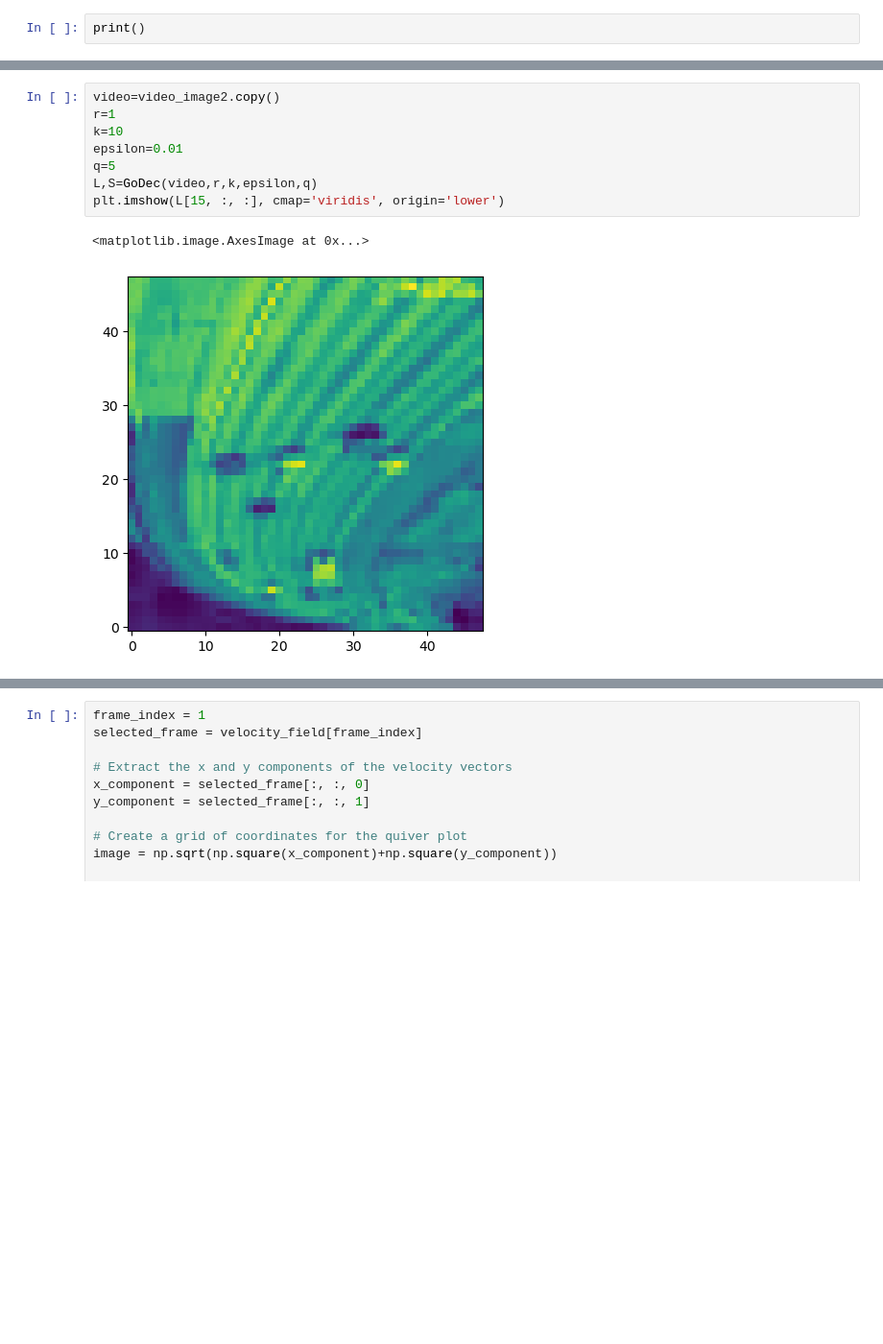
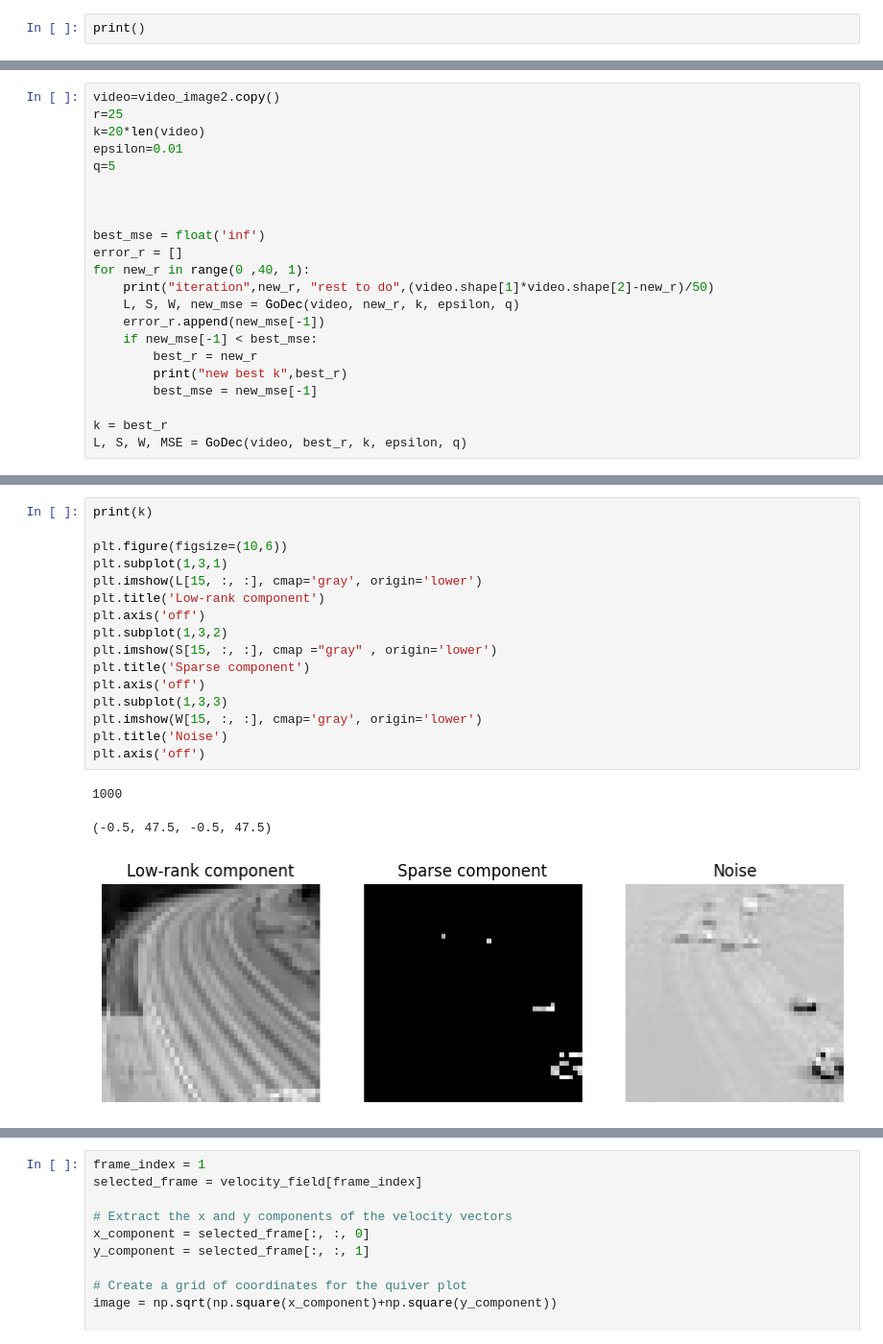
Before and after one commit to Norman-lib/LLBMOF-project, a Jupyter notebook: LBM python/First implementation of Latice Boltzman method.ipynb, the cells around one changed output, grey strips where cells are left out. Shown at 96% size. Saved outputs shown, nothing was run; the diff lists cells and outputs as text; blank space fills up the shorter version.

```diff
--- a/LBM python/First implementation of Latice Boltzman method.ipynb
+++ b/LBM python/First implementation of Latice Boltzman method.ipynb
@@ -212,0 +235,22 @@ def GoDec(video,r,k,epsilon,q):
+# %%
+video=video_image2.copy()
+r=25
+k=20*len(video)
+epsilon=0.01
+q=5
+
+
+
+best_mse = float('inf')
+error_r = []
+for new_r in range(0 ,40, 1):
+    print("iteration",new_r, "rest to do",(video.shape[1]*video.shape[2]-new_r)/50)
+    L, S, W, new_mse = GoDec(video, new_r, k, epsilon, q)
+    error_r.append(new_mse[-1])
+    if new_mse[-1] < best_mse:
+        best_r = new_r
+        print("new best k",best_r)
+        best_mse = new_mse[-1]
+
+k = best_r
+L, S, W, MSE = GoDec(video, best_r, k, epsilon, q)
@@ -213,11 +278,20 @@ def GoDec(video,r,k,epsilon,q):
 # %%
-video=video_image2.copy()
-r=1
-k=10
-epsilon=0.01
-q=5
-L,S=GoDec(video,r,k,epsilon,q)
-plt.imshow(L[15, :, :], cmap='viridis', origin='lower')
+print(k)
+
+plt.figure(figsize=(10,6))
+plt.subplot(1,3,1)
+plt.imshow(L[15, :, :], cmap='gray', origin='lower')
+plt.title('Low-rank component')
+plt.axis('off')
+plt.subplot(1,3,2)
+plt.imshow(S[15, :, :], cmap ="gray" , origin='lower')
+plt.title('Sparse component')
+plt.axis('off')
+plt.subplot(1,3,3)
+plt.imshow(W[15, :, :], cmap='gray', origin='lower')
+plt.title('Noise')
+plt.axis('off')
 # %% [output]
-<matplotlib.image.AxesImage at 0x...>
+1000
+(-0.5, 47.5, -0.5, 47.5)
-[figure, old version]
+[figure, new version]
```
Also changed, not shown: parts of 7 cells of this notebook, 2 other files.
